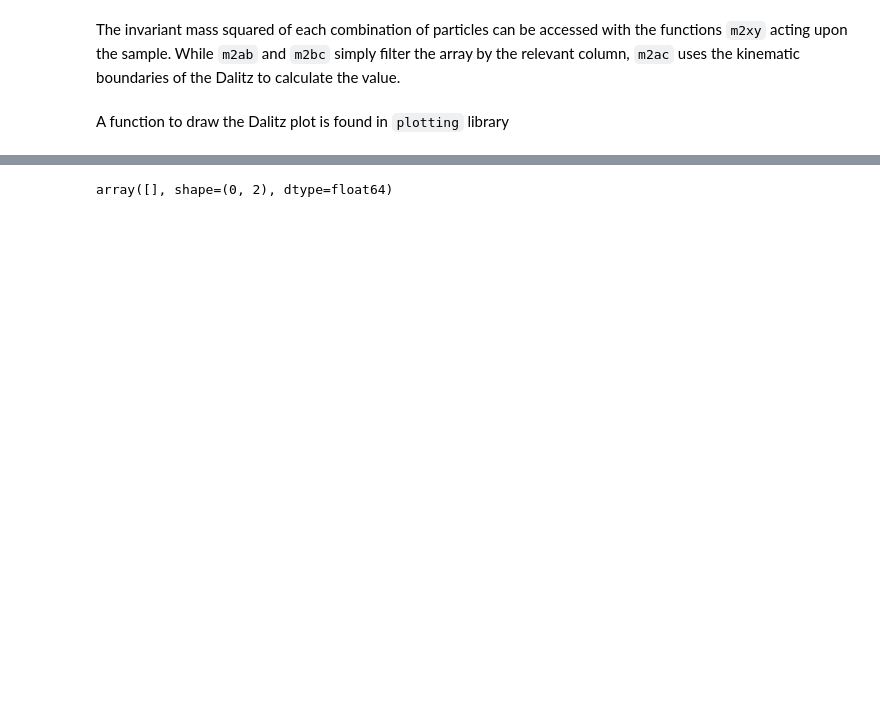
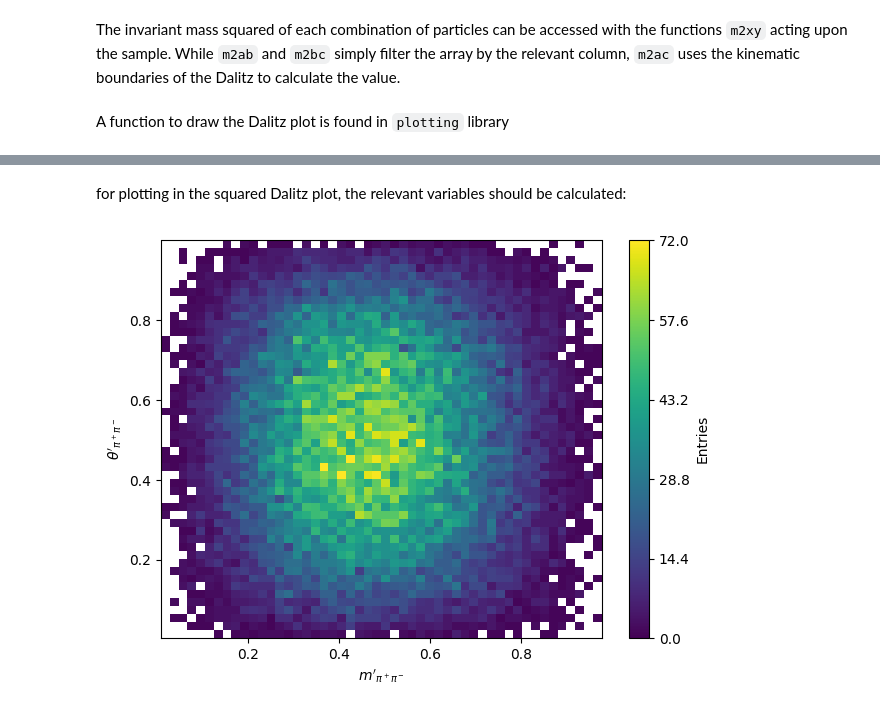
Before and after one commit to cpviolation/analysis_helpers, a Jupyter notebook: docs/notebooks/dalitz_plot.ipynb, the cells around one changed output, grey strips where cells are left out. Drawn from its saved outputs; the diff is of its cells as text; code cells hidden in the pictures; blank space fills up the shorter version.

Commit message:
updated dalitz plot notebook

```diff
--- a/docs/notebooks/dalitz_plot.ipynb
+++ b/docs/notebooks/dalitz_plot.ipynb
@@ -42,4 +43,9 @@ fig, ax = plot_dalitz(m2ab, m2bc, xlab=r'$m^2(K^0_S\pi^+)$', ylab=r'$m^2(K^0_S\p
+# %% [markdown]
+for plotting in the squared Dalitz plot, the relevant variables should be calculated:
 # %%
-sample
+m_prime_ac = dps.m_prime_ac(sample)
+theta_prime_ac = dps.theta_prime_ac(sample)
+from analysis_helpers.plotting import plot_hist2d
+fig, ax = plot_hist2d(m_prime_ac, theta_prime_ac, xlabel=r"$m'_{\pi^+\pi^-}$", ylabel=r"$\theta'_{\pi^+\pi^-}$", bins=50)
 # %% [output]
-array([], shape=(0, 2), dtype=float64)
+[figure, added]
```
Also changed, not shown: parts of 5 cells of this notebook, 2 other files.
